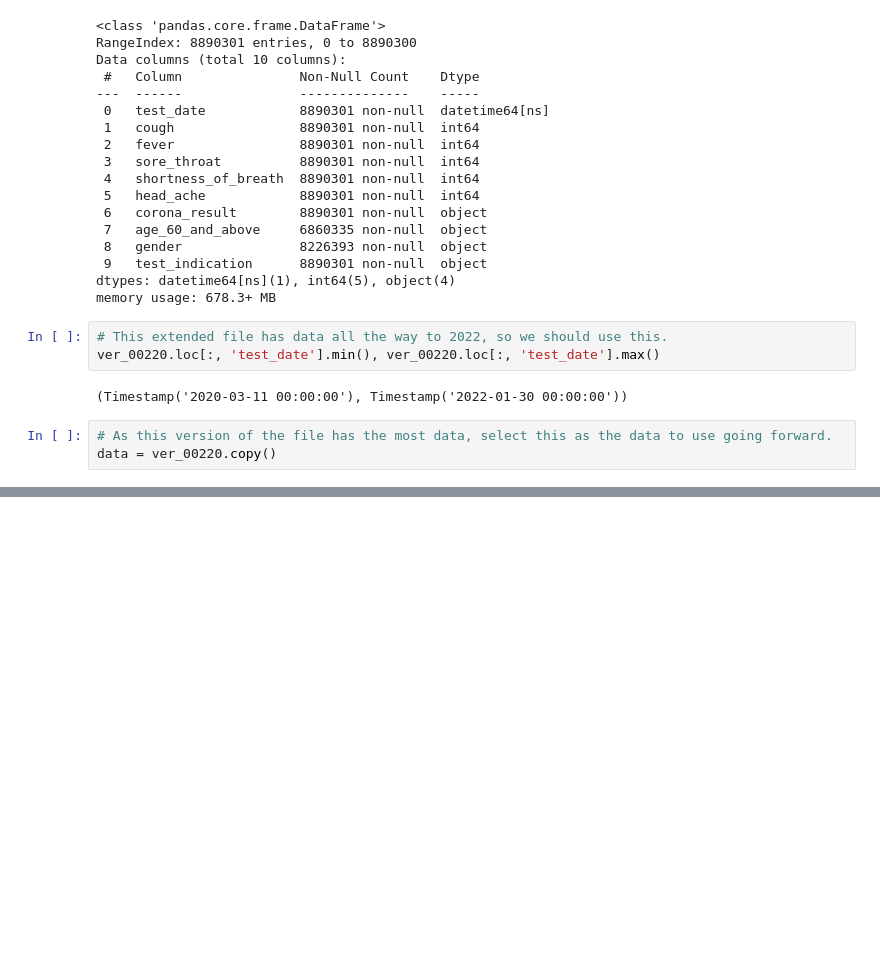
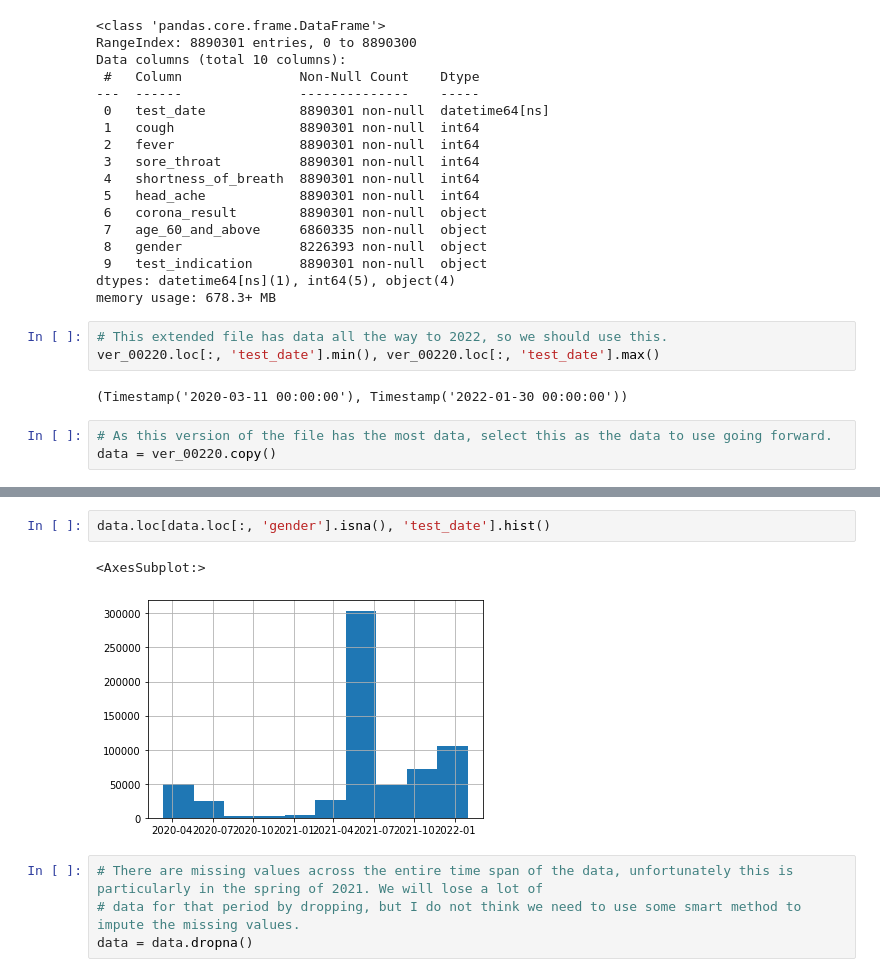
Before and after one commit to ct746/covidpred, a Jupyter notebook: notebooks/chris_hackathon.ipynb, the cells around one changed output, grey strips where cells are left out. Cells and saved outputs as stored; diff of their text form; blank space fills up the shorter version.

```diff
--- a/notebooks/chris_hackathon.ipynb
+++ b/notebooks/chris_hackathon.ipynb
@@ -127,0 +170,9 @@ data = ver_00220.copy()
+# %%
+data.loc[data.loc[:, 'gender'].isna(), 'test_date'].hist()
+# %% [output]
+<AxesSubplot:>
+[figure, added]
+# %%
+# There are missing values across the entire time span of the data, unfortunately this is particularly in the spring of 2021. We will lose a lot of
+# data for that period by dropping, but I do not think we need to use some smart method to impute the missing values.
+data = data.dropna()
```
Also changed, not shown: parts of 9 cells of this notebook.
